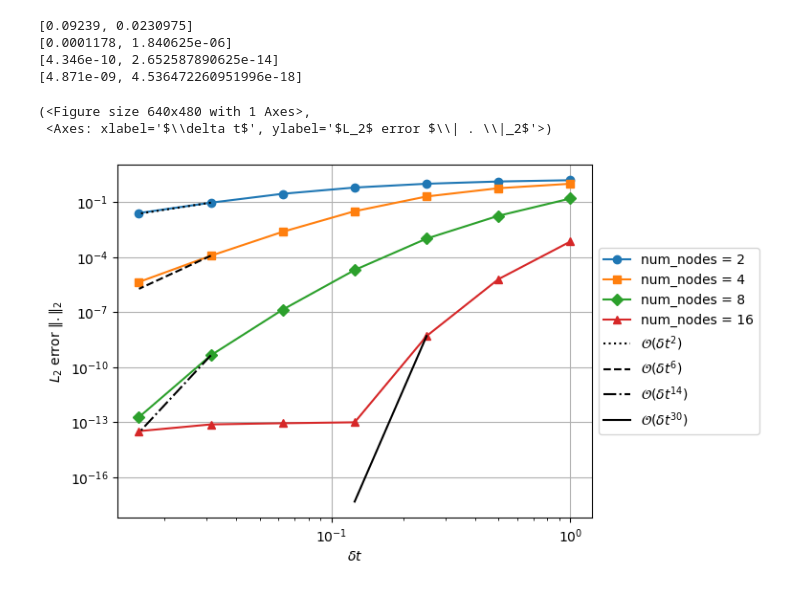
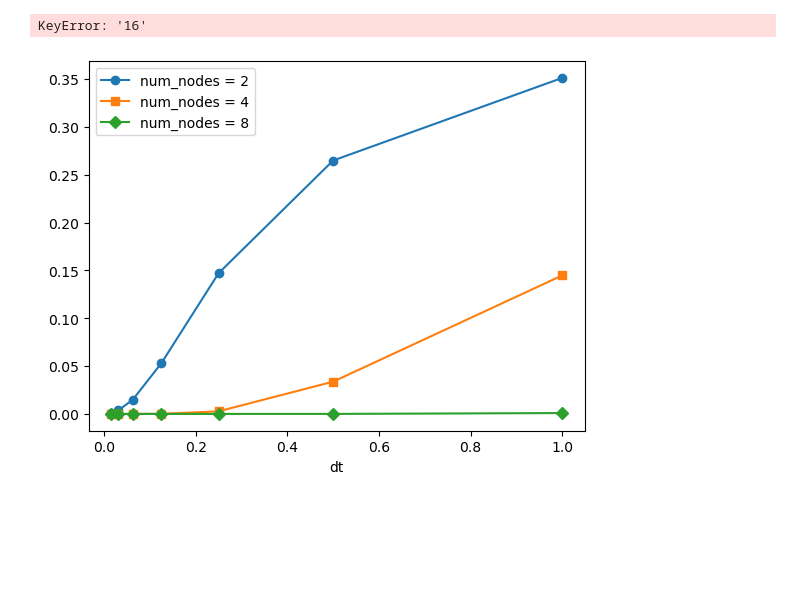
Before and after one commit to TobiasEppacher/tutorials, a Jupyter notebook: partitioned-heat-conduction/solver-fenics/heat_pySDC_monolithic_visualization_only.ipynb, the cells around one changed output. Drawn from its saved outputs; the diff is of its cells as text; code cells hidden in the pictures; blank space fills up the shorter version.

```diff
--- a/partitioned-heat-conduction/solver-fenics/heat_pySDC_monolithic_visualization_only.ipynb
+++ b/partitioned-heat-conduction/solver-fenics/heat_pySDC_monolithic_visualization_only.ipynb
@@ -60,23 +60,18 @@ def plot_file(file_name, order_guides=10, num_nodes_max_index=4, offsets=[0 for
 # %%
 
 '''
 plot_file("temp_deg_4.csv", 1, offset=2)
 
 plot_file("temp_deg_8.csv", 2, offset=1)
 
 plot_file("temp_deg_16.csv", offset=1)
 
 plot_file("temp_deg_32.csv", offset=1)
 
 plot_file("temp_deg_40.csv", num_nodes_max_index=5)
 '''
 
-plot_file("best.csv", num_nodes_max_index=5, offsets=[5,5,5,2])
+plot_file("errors.csv", num_nodes_max_index=5, offsets=[5,5,5,2])
 # %% [output]
-[0.09239, 0.0230975]
-[0.0001178, 1.840625e-06]
-[4.346e-10, 2.652587890625e-14]
-[4.871e-09, 4.536472260951996e-18]
+KeyError: '16'
-(<Figure size 640x480 with 1 Axes>,
- <Axes: xlabel='$\\delta t$', ylabel='$L_2$ error $\\| . \\|_2$'>)
-[figure, old version]
+[figure, new version]
```
Also changed, not shown: 3 other files.
